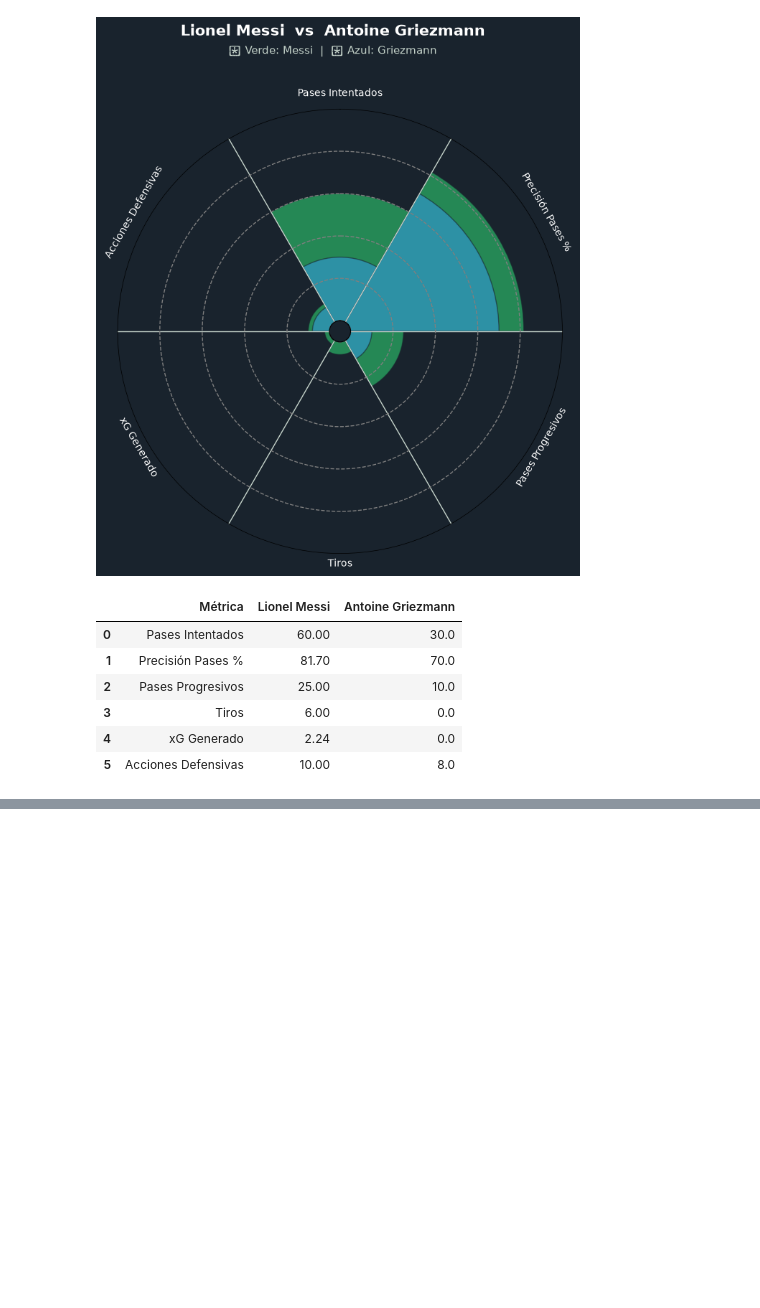
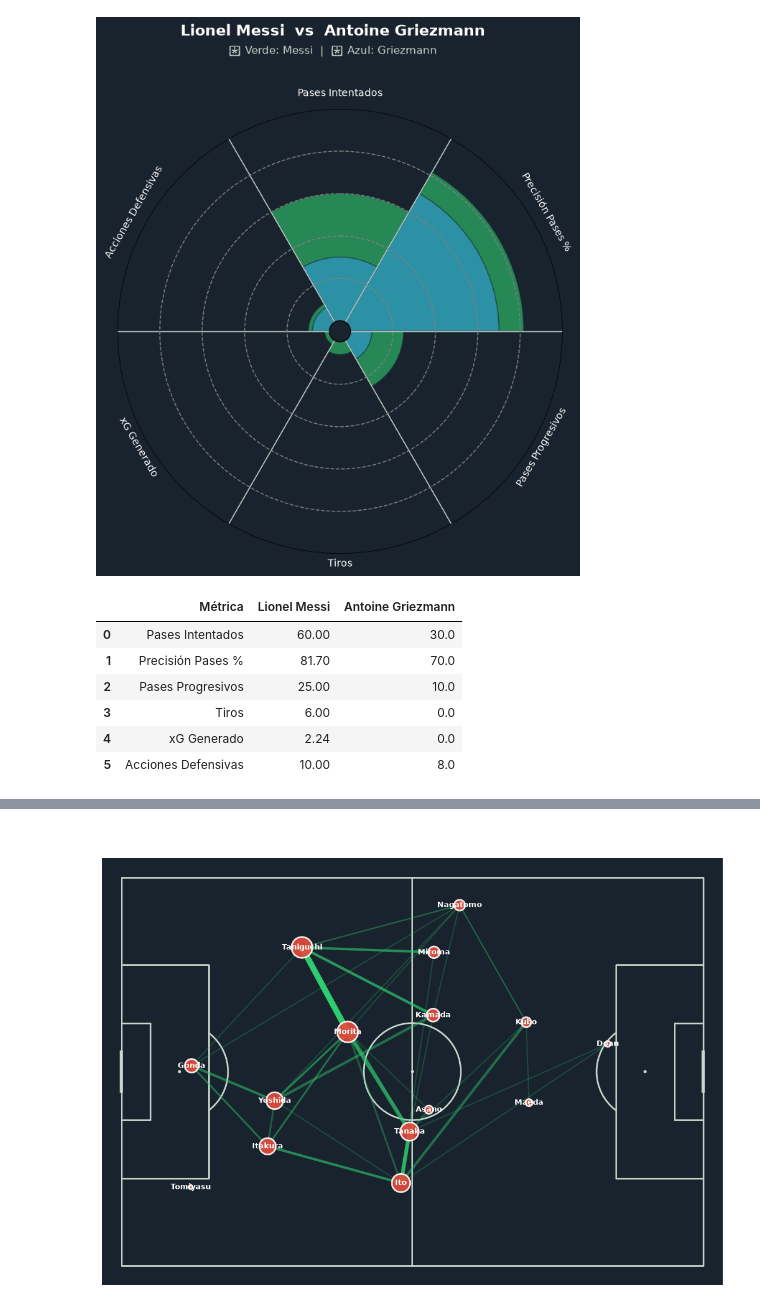
Before and after one commit to Magffbe/football-tactical-dashboard, a Jupyter notebook: experimentos.ipynb, the cells around one changed output, grey strips where cells are left out. Drawn from its saved outputs; the diff is of its cells as text; code cells hidden in the pictures; blank space fills up the shorter version.

Commit message:
Feat: Add player pass map and heatmap visualization

```diff
--- a/experimentos.ipynb
+++ b/experimentos.ipynb
@@ -173,0 +241,13 @@ df_comparativa
+# %%
+# 1. Agrupar por jugador y calcular coordenadas promedio (x, y) y total de pases
+posiciones_promedio = pases_equipo.groupby('player_name').agg(
+    x_mean=('x', 'mean'),
+    y_mean=('y', 'mean'),
+    total_pases=('x', 'count')
+).reset_index()
+
+# 2. Ordenar de mayor a menor según el número de pases
+posiciones_promedio = posiciones_promedio.sort_values(by='total_pases', ascending=False)
+
+# 3. Mostrar la tabla de posiciones promedio
+posiciones_promedio
@@ -173,0 +308,39 @@ df_comparativa
+# %%
+# 1. Crear el terreno de juego con mplsoccer
+pitch = Pitch(pitch_type='statsbomb', pitch_color='#19232d', line_color='#c7d5cc')
+fig, ax = pitch.draw(figsize=(12, 8))
+
+# 2. Dibujar las LÍNEAS DE CONEXIÓN (Aristas)
+for _, row in conexiones_pases.iterrows():
+    # El grosor de la línea será proporcional a la cantidad de pases
+    grosor_linea = row['pass_count'] * 0.8
+    alpha_linea = min(row['pass_count'] / conexiones_pases['pass_count'].max(), 1.0)
+
+    pitch.lines(
+        row['x_start'], row['y_start'],
+        row['x_end'], row['y_end'],
+        ax=ax, color='#2ecc71', lw=grosor_linea, alpha=alpha_linea, zorder=1
+    )
+
+# 3. Dibujar los NODOS DE JUGADORES (Círculos)
+nodes = pitch.scatter(
+    posiciones_promedio['x_mean'], posiciones_promedio['y_mean'],
+    s=posiciones_promedio['total_pases'] * 25, # El tamaño depende de los pases totales
+    color='#e74c3c', edgecolors='white', linewidth=2, alpha=0.9, ax=ax, zorder=2
+)
+
+# 4. Escribir los NOMBRES de los jugadores sobre cada nodo
+for _, row in posiciones_promedio.iterrows():
+    # Extraer el apellido para que no ocupe tanto espacio
+    apellido = row['player_name'].split()[-1]
+    pitch.annotate(
+        apellido,
+        xy=(row['x_mean'], row['y_mean']),
+        c='white', va='center', ha='center',
+        size=9, weight='bold', ax=ax, zorder=3
+    )
+
+plt.title("Passing Network - Japan (Match ID: 3857255)\nTamaño del nodo: Volumen total | Linea: Frecuencia de pases entre parejas", color='white', fontsize=13)
+plt.show()
+# %% [output]
+[figure, added]
```
Also changed, not shown: parts of 4 cells of this notebook, 1 other file.
